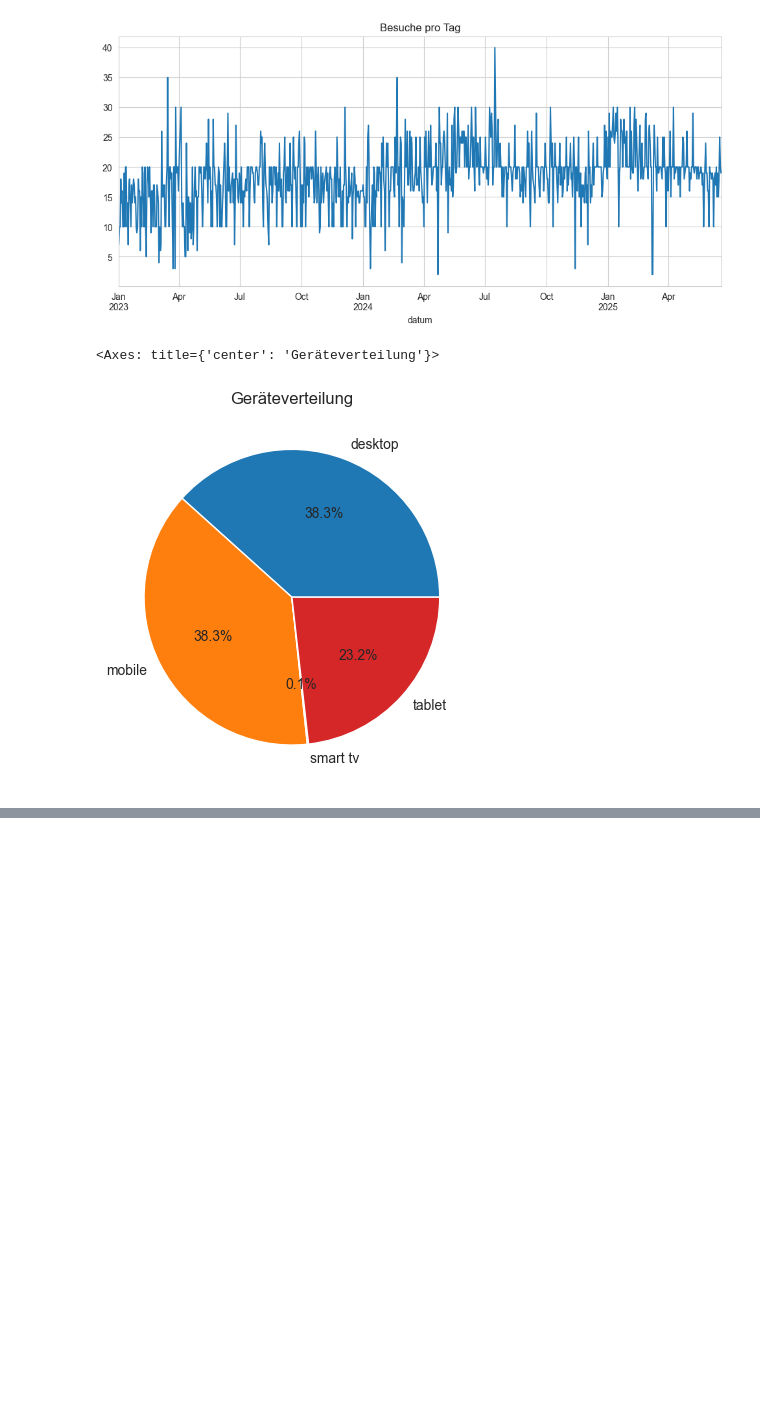
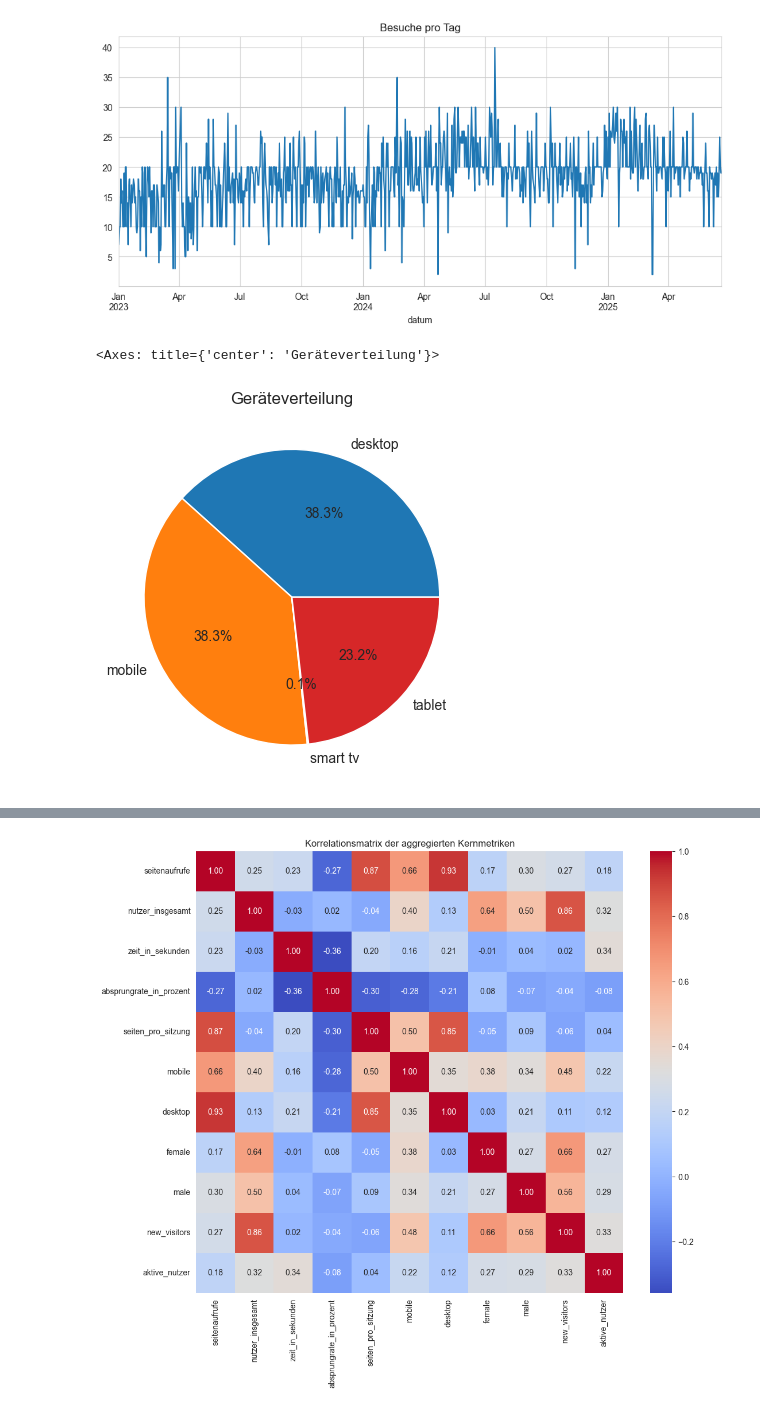
Before and after one commit to AmerorasWorks/Redezeit-Analyse, a Jupyter notebook: Scripts/Dorian/Analyse.ipynb, the cells around one changed output, grey strips where cells are left out. Cells and saved outputs as stored; diff of their text form; code cells hidden in the pictures; blank space fills up the shorter version.

```diff
--- a/Scripts/Dorian/Analyse.ipynb
+++ b/Scripts/Dorian/Analyse.ipynb
@@ -244,3 +245,89 @@ Silhouette Score: 0.28
 | Informationssucher | 71.699405 | 56.425595 | 94.797619 | 34.130417 | 1.140506 |
 | Power-User | 120.729412 | 93.811765 | 92.619608 | 35.158431 | 1.150353 |
 | Schnell-Abbrecher | 216.433581 | 36.056106 | 110.181518 | 6.919340 | 5.461881 |
+# %%
+import pandas as pd
+
+agg_queries = {
+    'user_behaviors': """
+        SELECT datum,
+               SUM(seitenaufrufe) AS seitenaufrufe,
+               SUM(nutzer_insgesamt) AS nutzer_insgesamt,
+               AVG(zeit_in_sekunden) AS zeit_in_sekunden,
+               AVG(absprungrate_in_prozent) AS absprungrate_in_prozent,
+               AVG("seiten_/_sitzung") AS seiten_pro_sitzung
+        FROM user_behaviors
+        GROUP BY datum
+        ORDER BY datum
+    """,
+    # 'where_did_they_come_from': """
+    #     SELECT datum,
+    #            SUM(sitzungen) AS sitzungen,
+    #            SUM(aufrufe) AS aufrufe,
+    #            AVG(aufrufe_pro_sitzung) AS aufrufe_pro_sitzung
+    #     FROM where_did_they_come_from
+    #     GROUP BY datum
+    #     ORDER BY datum
+    # """,
+    'what_devices_used': """
+        SELECT datum,
+               SUM(CASE WHEN kategorie='mobile' THEN wert ELSE 0 END) AS mobile,
+               SUM(CASE WHEN kategorie='desktop' THEN wert ELSE 0 END) AS desktop
+        FROM what_devices_used
+        GROUP BY datum
+        ORDER BY datum
+    """,
+    'who_was_visiting': """
+        SELECT datum,
+               SUM(CASE WHEN kategorie='female' THEN wert ELSE 0 END) AS female,
+               SUM(CASE WHEN kategorie='male' THEN wert ELSE 0 END) AS male
+        FROM who_was_visiting
+        GROUP BY datum
+        ORDER BY datum
+    """,
+    'where_new_visitors_come_from': """
+        SELECT datum,
+               SUM(wert) AS new_visitors
+        FROM where_new_visitors_come_from
+        GROUP BY datum
+        ORDER BY datum
+    """,
+    'what_did_user_do': """
+        SELECT datum,
+               SUM(aktive_nutzer) AS aktive_nutzer
+        FROM what_did_user_do
+        GROUP BY datum
+        ORDER BY datum
+    """,
+    #'landingpage': """
+    #    SELECT datum,
+    #           SUM(aufrufe) AS landingpage_aufrufe
+    #    FROM landingpage
+    #    GROUP BY datum
+    #    ORDER BY datum
+    #"""
+}
+
+dfs = []
+
+for table, query in agg_queries.items():
+    print(f"Lade und aggregiere: {table}")
+    df = pd.read_sql(query, engine)
+    df.set_index('datum', inplace=True)
+    dfs.append(df)
+
+# Alle auf Datum joinen (inner join: nur gemeinsame Tage)
+merged_df = pd.concat(dfs, axis=1, join='inner')
+
+# Korrelationsmatrix
+corr = merged_df.corr()
+
+print("Korrelationsmatrix:")
+display(corr)
+
+
+plt.figure(figsize=(12,10))
+sns.heatmap(corr, annot=True, fmt=".2f", cmap="coolwarm")
+plt.title("Korrelationsmatrix der aggregierten Kernmetriken")
+plt.show()
+# %% [output]
@@ -246,0 +352 @@ Silhouette Score: 0.28
+[figure, added]
```
Also changed, not shown: parts of 3 cells of this notebook, 2 other files.
